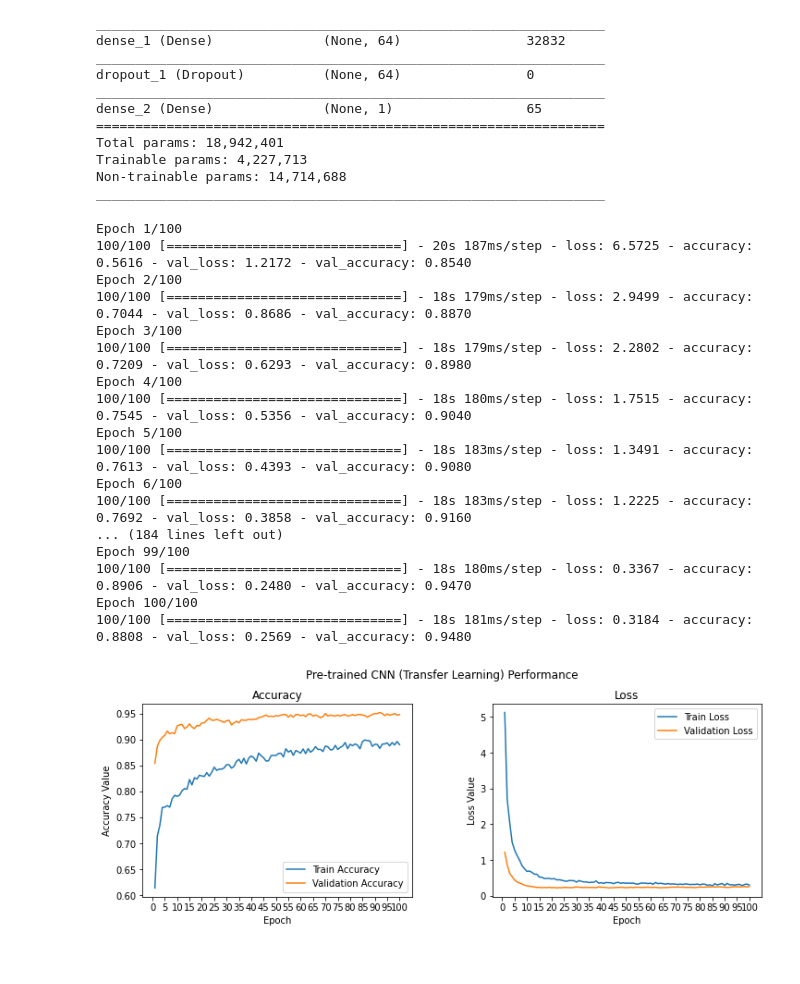
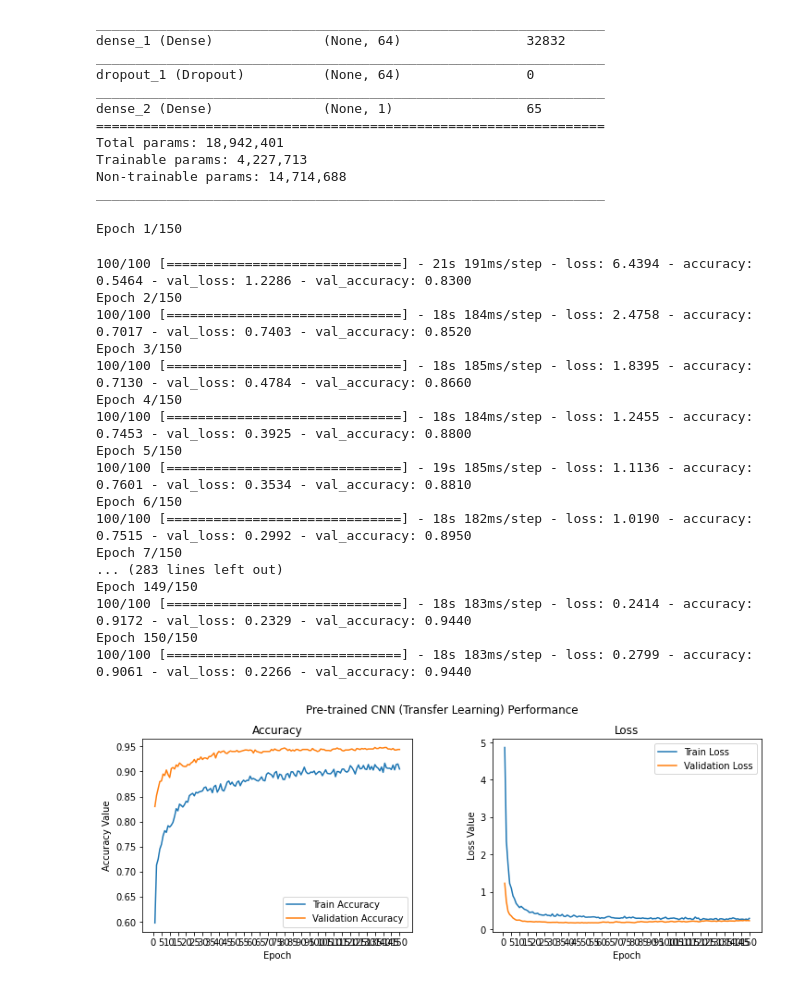
Before and after one commit to qwerlarlgus/CNN-Daisy-Dandelion, a Jupyter notebook: 1_2_aug_pretrained.ipynb, the cells around one changed output. Drawn from its saved outputs; the diff is of its cells as text; code cells hidden in the pictures.

```diff
--- a/1_2_aug_pretrained.ipynb
+++ b/1_2_aug_pretrained.ipynb
@@ -48,7 +47,7 @@ validation_imgs_scaled /= 255
 # %%
 batch_size = 50
 num_classes = 2
-epochs = 100
+epochs = 150
 input_shape = (150, 150, 3)
 
 from sklearn.preprocessing import LabelEncoder
@@ -200,44 +199,45 @@ _________________________________________________________________
 history = model.fit_generator(train_generator,  epochs=epochs,
                               validation_data=val_generator,  verbose=1)
 # %% [output]
-Epoch 1/100
-100/100 [==============================] - 20s 187ms/step - loss: 6.5725 - accuracy: 0.5616 - val_loss: 1.2172 - val_accuracy: 0.8540
-Epoch 2/100
-100/100 [==============================] - 18s 179ms/step - loss: 2.9499 - accuracy: 0.7044 - val_loss: 0.8686 - val_accuracy: 0.8870
-Epoch 3/100
-100/100 [==============================] - 18s 179ms/step - loss: 2.2802 - accuracy: 0.7209 - val_loss: 0.6293 - val_accuracy: 0.8980
-Epoch 4/100
-100/100 [==============================] - 18s 180ms/step - loss: 1.7515 - accuracy: 0.7545 - val_loss: 0.5356 - val_accuracy: 0.9040
-Epoch 5/100
-100/100 [==============================] - 18s 183ms/step - loss: 1.3491 - accuracy: 0.7613 - val_loss: 0.4393 - val_accuracy: 0.9080
-Epoch 6/100
-100/100 [==============================] - 18s 183ms/step - loss: 1.2225 - accuracy: 0.7692 - val_loss: 0.3858 - val_accuracy: 0.9160
-... (184 lines left out)
-Epoch 99/100
-100/100 [==============================] - 18s 180ms/step - loss: 0.3367 - accuracy: 0.8906 - val_loss: 0.2480 - val_accuracy: 0.9470
-Epoch 100/100
-100/100 [==============================] - 18s 181ms/step - loss: 0.3184 - accuracy: 0.8808 - val_loss: 0.2569 - val_accuracy: 0.9480
+Epoch 1/150
+100/100 [==============================] - 21s 191ms/step - loss: 6.4394 - accuracy: 0.5464 - val_loss: 1.2286 - val_accuracy: 0.8300
+Epoch 2/150
+100/100 [==============================] - 18s 184ms/step - loss: 2.4758 - accuracy: 0.7017 - val_loss: 0.7403 - val_accuracy: 0.8520
+Epoch 3/150
+100/100 [==============================] - 18s 185ms/step - loss: 1.8395 - accuracy: 0.7130 - val_loss: 0.4784 - val_accuracy: 0.8660
+Epoch 4/150
+100/100 [==============================] - 18s 184ms/step - loss: 1.2455 - accuracy: 0.7453 - val_loss: 0.3925 - val_accuracy: 0.8800
+Epoch 5/150
+100/100 [==============================] - 19s 185ms/step - loss: 1.1136 - accuracy: 0.7601 - val_loss: 0.3534 - val_accuracy: 0.8810
+Epoch 6/150
+100/100 [==============================] - 18s 182ms/step - loss: 1.0190 - accuracy: 0.7515 - val_loss: 0.2992 - val_accuracy: 0.8950
+Epoch 7/150
+... (283 lines left out)
+Epoch 149/150
+100/100 [==============================] - 18s 183ms/step - loss: 0.2414 - accuracy: 0.9172 - val_loss: 0.2329 - val_accuracy: 0.9440
+Epoch 150/150
+100/100 [==============================] - 18s 183ms/step - loss: 0.2799 - accuracy: 0.9061 - val_loss: 0.2266 - val_accuracy: 0.9440
 # %%
 f, (ax1, ax2) = plt.subplots(1, 2, figsize=(12, 4))
 t = f.suptitle('Pre-trained CNN (Transfer Learning) Performance', fontsize=12)
 f.subplots_adjust(top=0.85, wspace=0.3)
 
-epoch_list = list(range(1,101))
+epoch_list = list(range(1,151))
 ax1.plot(epoch_list, history.history['accuracy'], label='Train Accuracy')
 ax1.plot(epoch_list, history.history['val_accuracy'], label='Validation Accuracy')
-ax1.set_xticks(np.arange(0, 101, 5))
+ax1.set_xticks(np.arange(0, 151, 5))
 ax1.set_ylabel('Accuracy Value')
 ax1.set_xlabel('Epoch')
 ax1.set_title('Accuracy')
 l1 = ax1.legend(loc="best")
 
 ax2.plot(epoch_list, history.history['loss'], label='Train Loss')
 ax2.plot(epoch_list, history.history['val_loss'], label='Validation Loss')
-ax2.set_xticks(np.arange(0, 101, 5))
+ax2.set_xticks(np.arange(0, 151, 5))
 ax2.set_ylabel('Loss Value')
 ax2.set_xlabel('Epoch')
 ax2.set_title('Loss')
 l2 = ax2.legend(loc="best")
 # %% [output]
-[figure, old version]
+[figure, new version]
 # %%
```
Also changed, not shown: parts of 4 cells of this notebook.
